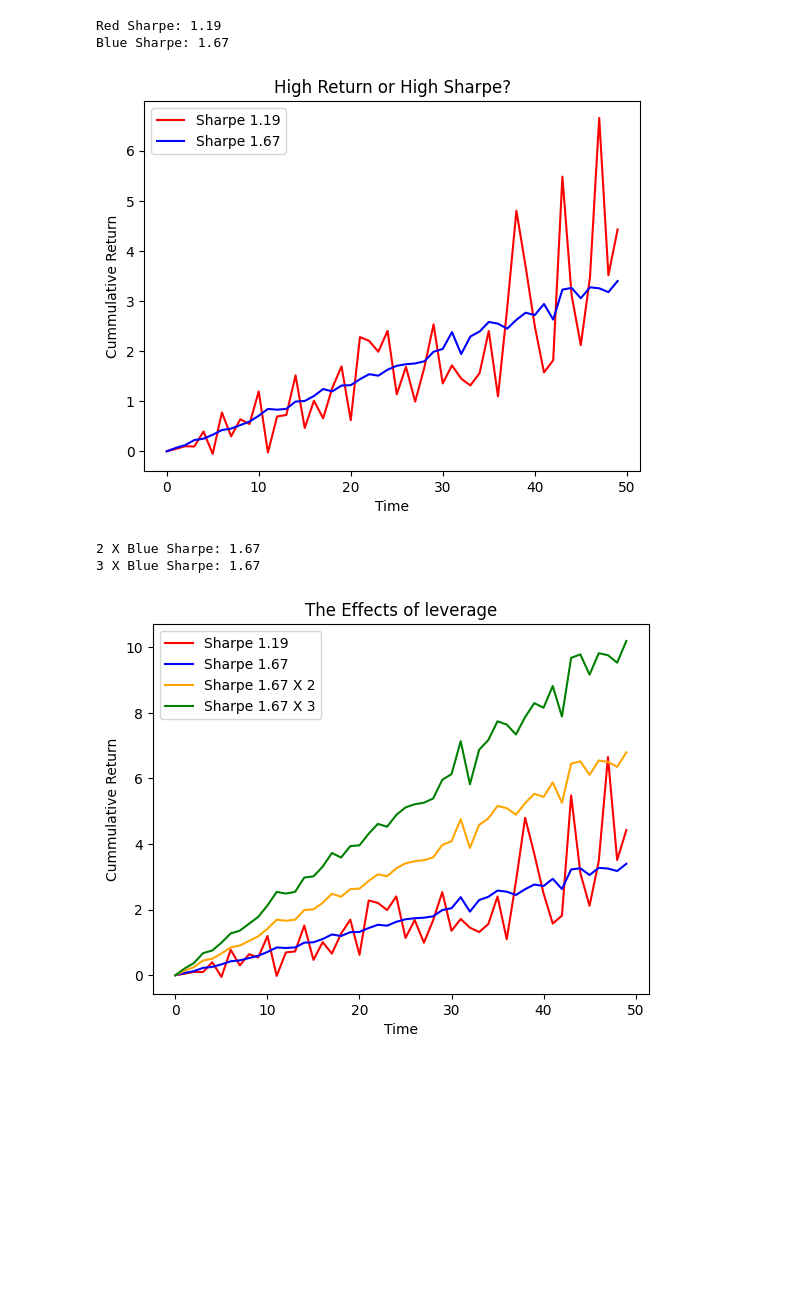
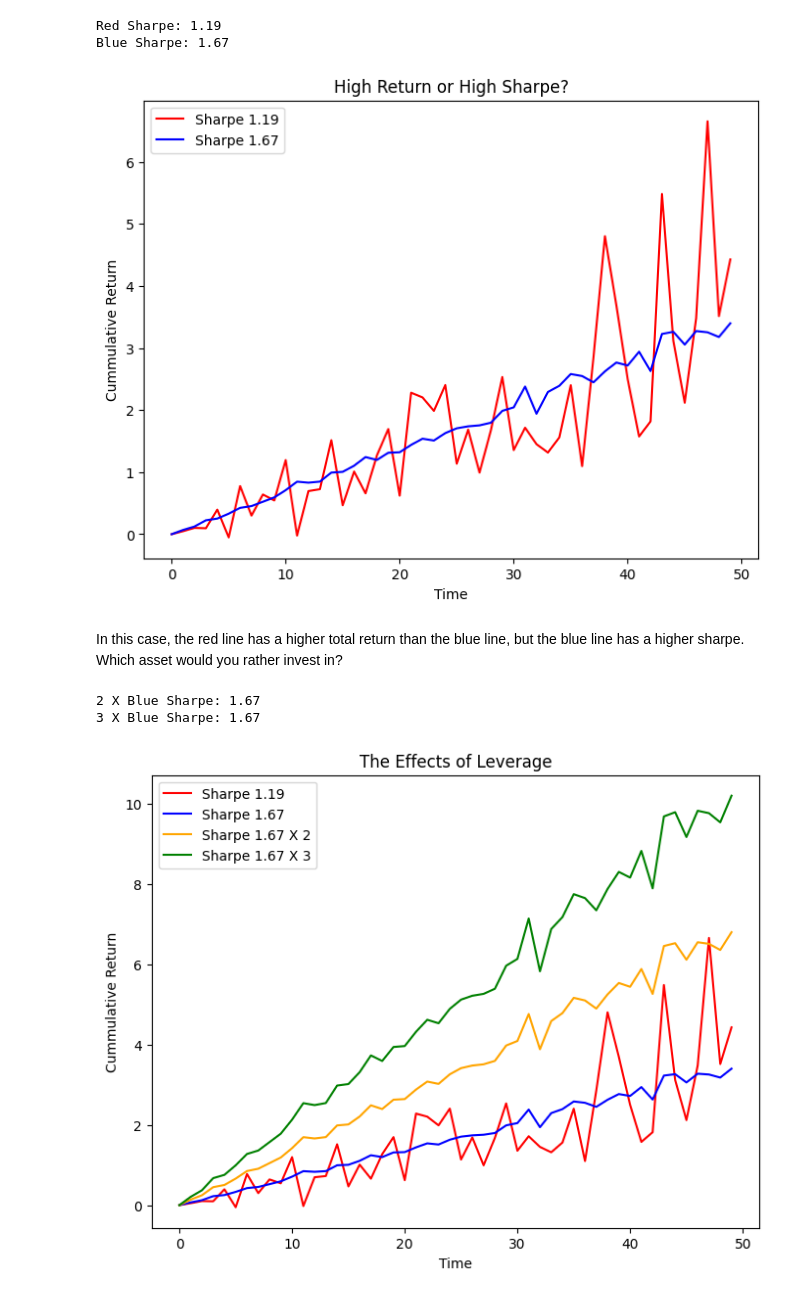
Before and after one commit to andrewhall1124/basics, a Jupyter notebook: sharpe_math.ipynb, the cells around one changed output. Saved outputs shown, nothing was run; the diff lists cells and outputs as text; code cells hidden in the pictures; blank space fills up the shorter version.

Commit message:
Improved sharpe charts

```diff
--- a/sharpe_math.ipynb
+++ b/sharpe_math.ipynb
@@ -158,6 +172,7 @@ print(f"Blue Sharpe: {round(blue_sharpe, 2)}")
 Red Sharpe: 1.19
 Blue Sharpe: 1.67
 # %%
+plt.figure(figsize=(8,6))
 plt.title("High Return or High Sharpe?")
 plt.ylabel("Cummulative Return")
 plt.xlabel("Time")
@@ -166,7 +181,9 @@ plt.plot(blue, color='blue', label=f"Sharpe {round(blue_sharpe,2)}")
 plt.legend()
 plt.show()
 # %% [output]
-[figure, old version]
+[figure, new version]
+# %% [markdown]
+In this case, the red line has a higher total return than the blue line, but the blue line has a higher sharpe. Which asset would you rather invest in?
 # %%
 lever_2 = blue * 2
 lever_3 = blue * 3
@@ -180,14 +197,15 @@ print(f"3 X Blue Sharpe: {round(lever_3_sharpe, 2)}")
 2 X Blue Sharpe: 1.67
 3 X Blue Sharpe: 1.67
 # %%
-plt.title("The Effects of leverage")
+plt.figure(figsize=(8,6))
+plt.title("The Effects of Leverage")
 plt.ylabel("Cummulative Return")
 plt.xlabel("Time")
 plt.plot(red, color='red', label=f"Sharpe {round(red_sharpe,2)}")
 plt.plot(blue, color='blue', label=f"Sharpe {round(blue_sharpe,2)}")
 plt.plot(lever_2, color='orange', label=f"Sharpe {round(lever_2_sharpe,2)} X 2")
 plt.plot(lever_3, color='green', label=f"Sharpe {round(lever_3_sharpe,2)} X 3")
 plt.legend()
 plt.show()
 # %% [output]
-[figure, old version]
+[figure, new version]
```
Also changed, not shown: parts of 10 cells of this notebook.
